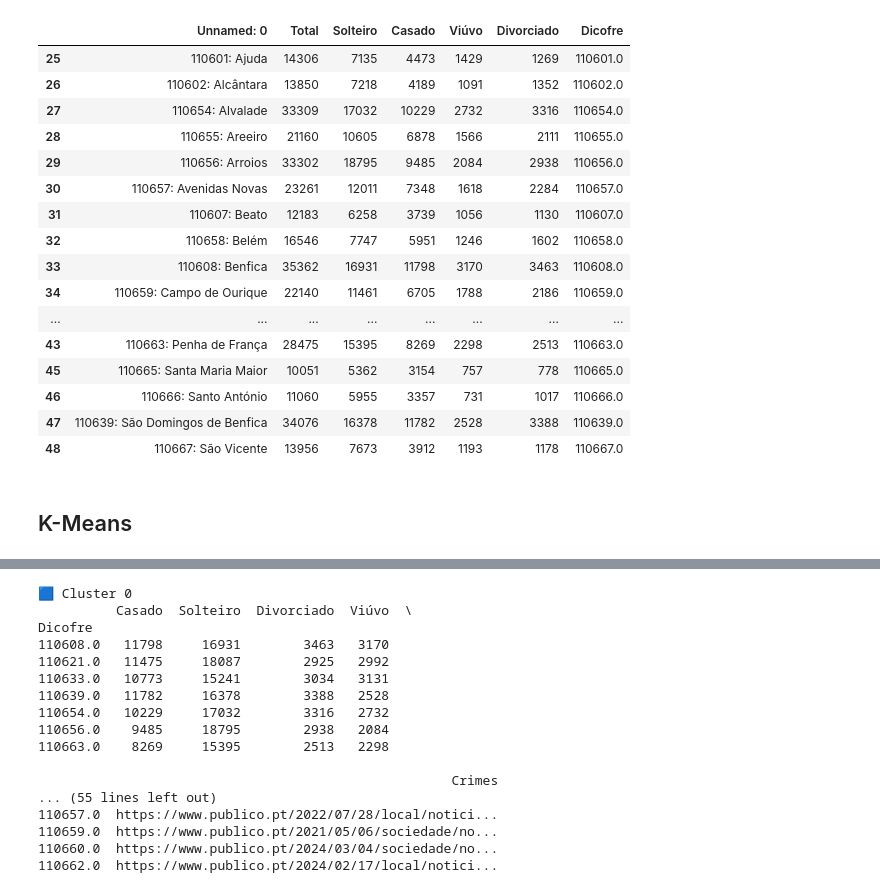
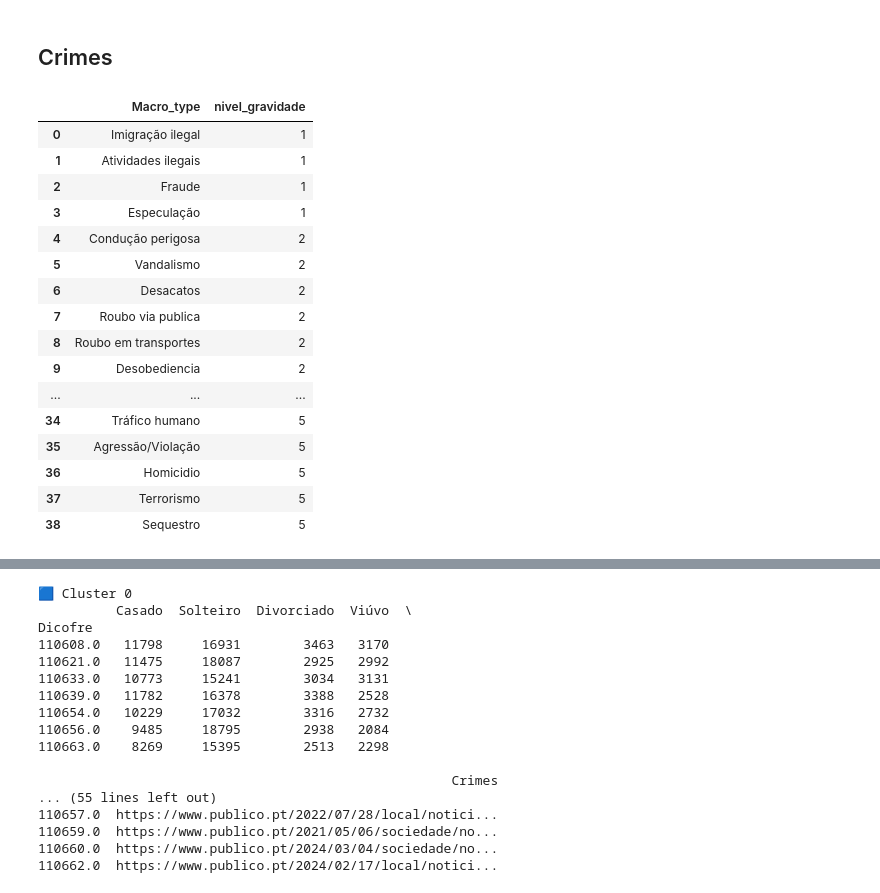
Before and after one commit to MrBrodinha/ade_2425, a Jupyter notebook: data.ipynb, the cells around one changed output, grey strips where cells are left out. Drawn from its saved outputs; the diff is of its cells as text; code cells hidden in the pictures.

```diff
--- a/data.ipynb
+++ b/data.ipynb
@@ -34,22 +42,30 @@ df_renda = df_renda[df_renda['Dicofre'].isin(dicofres_available)]
-# %%
-df_civil
-# %% [output]
-|  | Unnamed: 0 | Total | Solteiro | Casado | Viúvo | Divorciado | Dicofre |
-| 25 | 110601: Ajuda | 14306 | 7135 | 4473 | 1429 | 1269 | 110601.0 |
-| 26 | 110602: Alcântara | 13850 | 7218 | 4189 | 1091 | 1352 | 110602.0 |
-| 27 | 110654: Alvalade | 33309 | 17032 | 10229 | 2732 | 3316 | 110654.0 |
-| 28 | 110655: Areeiro | 21160 | 10605 | 6878 | 1566 | 2111 | 110655.0 |
-| 29 | 110656: Arroios | 33302 | 18795 | 9485 | 2084 | 2938 | 110656.0 |
-| 30 | 110657: Avenidas Novas | 23261 | 12011 | 7348 | 1618 | 2284 | 110657.0 |
-| 31 | 110607: Beato | 12183 | 6258 | 3739 | 1056 | 1130 | 110607.0 |
-| 32 | 110658: Belém | 16546 | 7747 | 5951 | 1246 | 1602 | 110658.0 |
-| 33 | 110608: Benfica | 35362 | 16931 | 11798 | 3170 | 3463 | 110608.0 |
-| 34 | 110659: Campo de Ourique | 22140 | 11461 | 6705 | 1788 | 2186 | 110659.0 |
-| ... | ... | ... | ... | ... | ... | ... | ... |
-| 43 | 110663: Penha de França | 28475 | 15395 | 8269 | 2298 | 2513 | 110663.0 |
-| 45 | 110665: Santa Maria Maior | 10051 | 5362 | 3154 | 757 | 778 | 110665.0 |
-| 46 | 110666: Santo António | 11060 | 5955 | 3357 | 731 | 1017 | 110666.0 |
-| 47 | 110639: São Domingos de Benfica | 34076 | 16378 | 11782 | 2528 | 3388 | 110639.0 |
-| 48 | 110667: São Vicente | 13956 | 7673 | 3912 | 1193 | 1178 | 110667.0 |
-# %% [markdown]
-## K-Means
+# %% [markdown]
+## Crimes
+# %%
+# take 'crime' and 'nivel_gravidade'
+data = df_crimes[['crime', 'nivel_gravidade']]
+
+# remove duplicates queries from data
+data = data.drop_duplicates()
+data = data.sort_values('nivel_gravidade')
+data = data.rename(columns={'crime': 'Macro_type'})
+data = data.reset_index(drop=True)
+data
+# %% [output]
+|  | Macro_type | nivel_gravidade |
+| 0 | Imigração ilegal | 1 |
+| 1 | Atividades ilegais | 1 |
+| 2 | Fraude | 1 |
+| 3 | Especulação | 1 |
+| 4 | Condução perigosa | 2 |
+| 5 | Vandalismo | 2 |
+| 6 | Desacatos | 2 |
+| 7 | Roubo via publica | 2 |
+| 8 | Roubo em transportes | 2 |
+| 9 | Desobediencia | 2 |
+| ... | ... | ... |
+| 34 | Tráfico humano | 5 |
+| 35 | Agressão/Violação | 5 |
+| 36 | Homicidio | 5 |
+| 37 | Terrorismo | 5 |
+| 38 | Sequestro | 5 |
```
Also changed, not shown: parts of 14 cells of this notebook, 8 other files.
